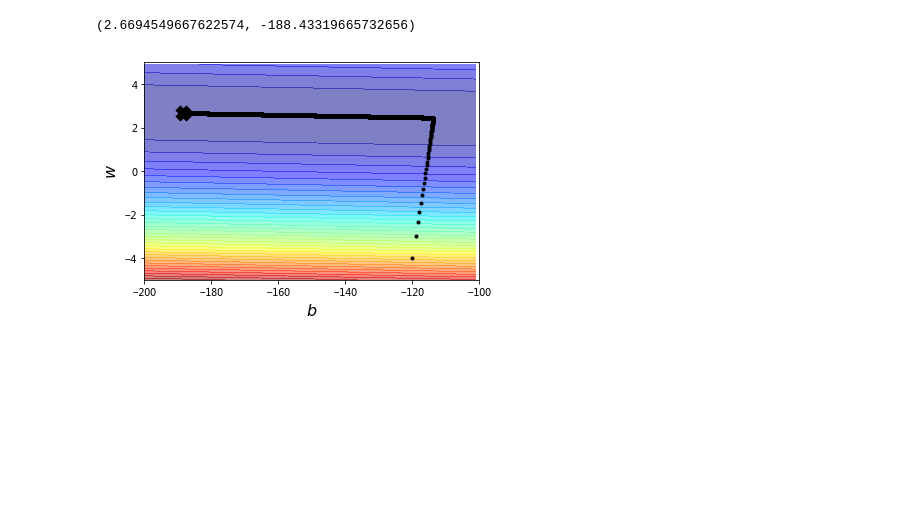
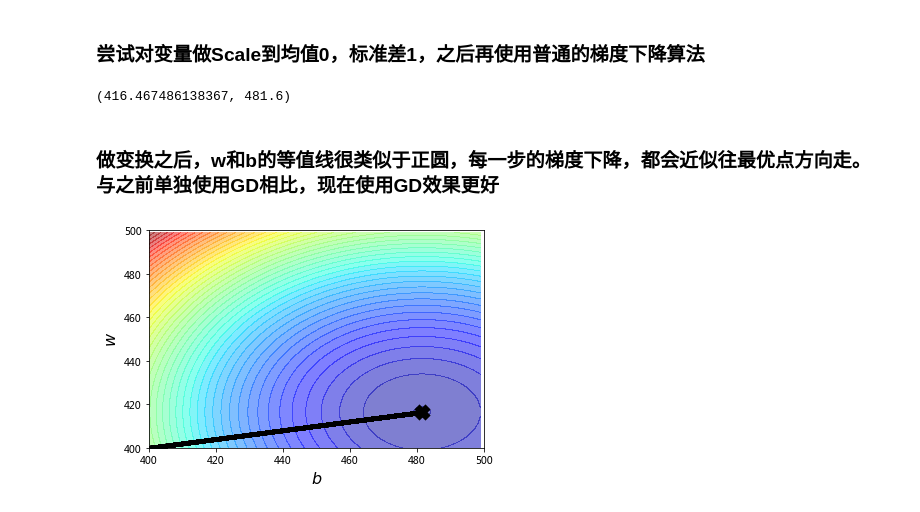
Before and after one commit to TVect/VectorLab, a Jupyter notebook: optimizer/GradientDescent.ipynb, the cells around one changed output. Drawn from its saved outputs; the diff is of its cells as text; code cells hidden in the pictures; blank space fills up the shorter version.

Commit message:
更新optimize 完善Adagrad 与 普通的Gradient Descent 以及 scale 效果展示

```diff
--- a/optimizer/GradientDescent.ipynb
+++ b/optimizer/GradientDescent.ipynb
@@ -22,56 +127,69 @@ for i in range(len(x)):
+# %% [markdown]
+### 尝试对变量做Scale到均值0，标准差1，之后再使用普通的梯度下降算法
 # %%
+x_data = (np.array(x_data) - np.array(x_data).mean()) / np.std(x_data)
+# y_data = (np.array(y_data) - np.array(y_data).mean()) / np.std(y_data)
+
 # 最小二乘解
-w_best = ((np.array(x_data)*np.array(y_data)).mean() - np.array(x_data).mean() * np.array(y_data).mean()) / (np.square(x_data).mean() - np.square(np.array(x_data).mean()))
-
-b_best = np.array(y_data).mean() - np.array(x_data).mean() * w_best
-
+w_best = ((x_data*y_data).mean() - x_data.mean() * y_data.mean()) / (np.square(x_data).mean() - np.square(x_data.mean()))
+b_best = y_data.mean() - x_data.mean() * w_best
 w_best, b_best
 # %% [output]
-(2.6694549667622574, -188.43319665732656)
+(416.467486138367, 481.6)
+# %%
+# 用于绘制 平方损失 的等值线
+x = np.arange(400, 500, 1)    # bias
+y = np.arange(400, 500, 1)       # weight
+Z = np.zeros((len(x), len(y)))
+X, Y = np.meshgrid(x, y)
+
+for i in range(len(x)):
+    for j in range(len(y)):
+        b = x[i]
+        w = y[j]
+        Z[j][i] = 0
+        for n in range(len(x_data)):
+            Z[j][i] += (y_data[n] - b - w * x_data[n])**2
+        Z[j][i] /= len(x_data)
+# %% [markdown]
+### 做变换之后，w和b的等值线很类似于正圆，每一步的梯度下降，都会近似往最优点方向走。与之前单独使用GD相比，现在使用GD效果更好
 # %%
-# ydata = b + w * xdata
-b = -120    # initial b
-w = -4      # initial w
-lr = 1e-6   # learning rate
-lr = 1
+# 普通的梯度下降算法
+
+b = 400    # initial b
+w = 400      # initial w
+lr = 1e-5   # learning rate
 iteration = 100000
 
 # store initial values for plotting
 b_history = [b]
 w_history = [w]
-
-lr_b = 0
-lr_w = 0
 
 # iterater
 for i in range(iteration):
     b_grad = 0.0
     w_grad = 0.0
     # calculate gradient
     for n in range(len(x_data)):
         b_grad = b_grad - 2.0 * (y_data[n] - b - w * x_data[n])
         w_grad = w_grad - 2.0 * (y_data[n] - b - w * x_data[n]) * x_data[n]
 
-    # Adagrad vs GradientDescent
-    lr_b = lr_b + b_grad ** 2
-    lr_w = lr_w + w_grad ** 2
-
     # update patameters
-    b = b - lr / np.sqrt(lr_b) * b_grad
-    w = w - lr / np.sqrt(lr_w) * w_grad
+    b = b - lr * b_grad
+    w = w - lr * w_grad
 
     # store paramaters for plotting
     b_history.append(b)
     w_history.append(w)
 
 # plot the figure
 plt.contourf(x, y, Z, 50, alpha=0.5, cmap=plt.get_cmap('jet'))
-plt.plot([-188.4], [2.67], 'X', ms=12, markeredgewidth=3, color='black')
+plt.plot([b_best], [w_best], 'X', ms=12, markeredgewidth=3, color='black')
 plt.plot(b_history, w_history, 'o', ms=3, lw=1.5, color='black')
-plt.xlim(-200, -100)
-plt.ylim(-5, 5)
+plt.xlim(400, 500)
+plt.ylim(400, 500)
 plt.xlabel(r'$b$', fontsize=16)
 plt.ylabel(r'$w$', fontsize=16)
 plt.show()
 # %% [output]
-[figure, old version]
+[figure, new version]
```
Also changed, not shown: parts of 7 cells of this notebook.
